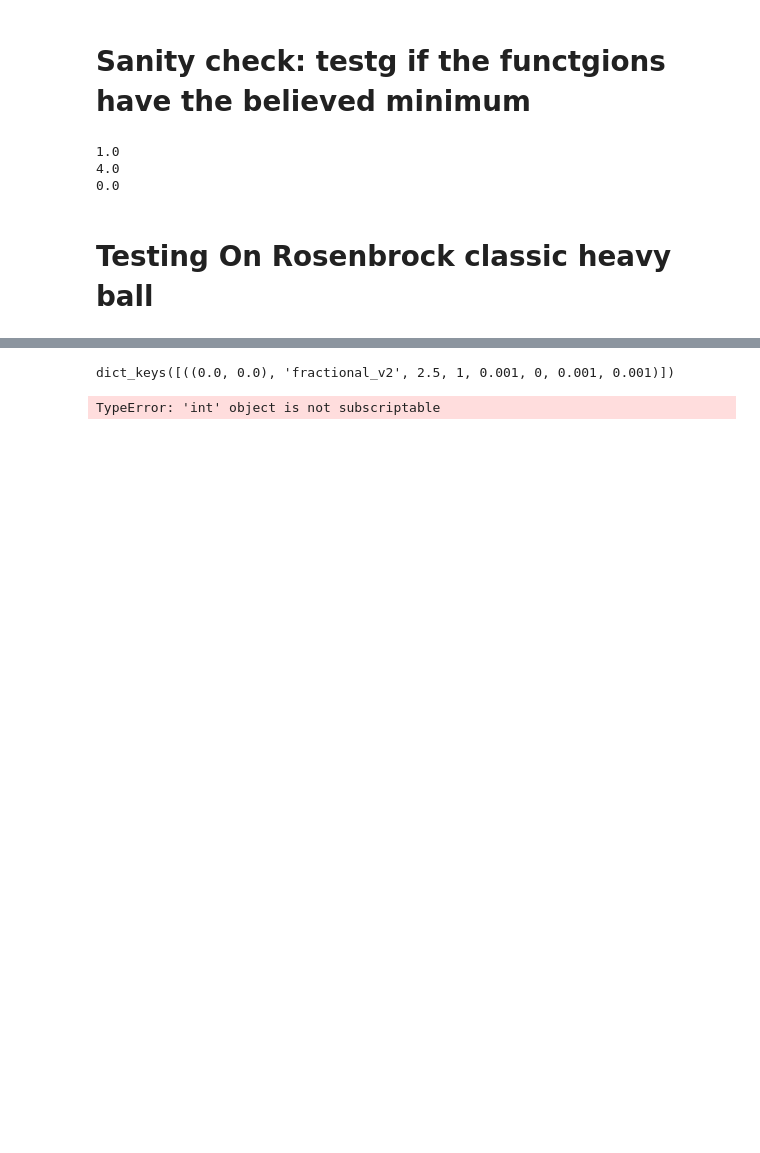
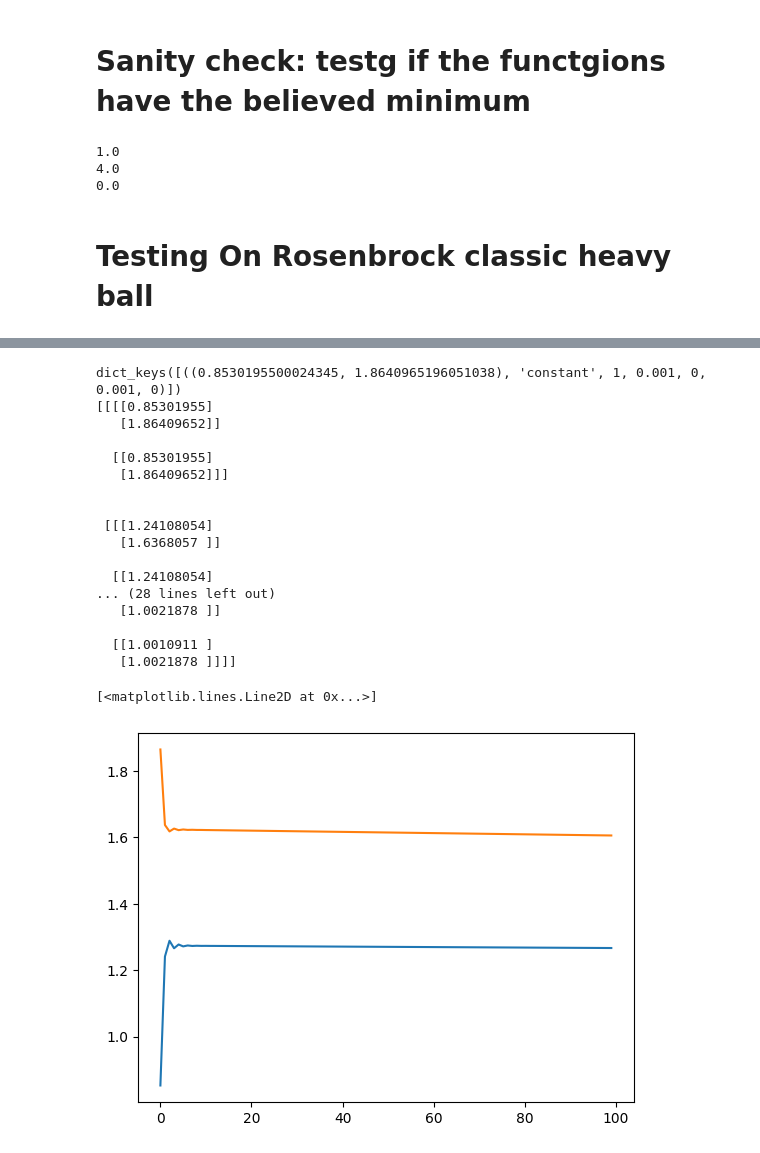
Before and after one commit to AndreiLix/FrODO, a Jupyter notebook: FOLDER_code/Rosenbrock.ipynb, the cells around one changed output, grey strips where cells are left out. Drawn from its saved outputs; the diff is of its cells as text; code cells hidden in the pictures; blank space fills up the shorter version.

```diff
--- a/FOLDER_code/Rosenbrock.ipynb
+++ b/FOLDER_code/Rosenbrock.ipynb
@@ -432,8 +443,7 @@ import numpy as np
 import matplotlib.pyplot as plt
 
 # n_samples = 20
-max_iterations = 8000
-
+max_iterations = 15_000
 
 betas_g = [0.001]
 betas_c = [0.001]
@@ -484,14 +521,35 @@ preformance_fractional_v2 = optimize_Rosenbrock(max_iterations= max_iterations,
 # %%
-aux = preformance_fractional_v2.keys()
+aux = preformance_projected_flat.keys()
 print(aux)
-history = np.array(preformance_fractional_v2[((0.0, 0.0), 'fractional_v2', 2.5, 1, 0.001, 0, 0.001, 0.001)][1])
+history = np.array(preformance_projected_flat[((0.8530195500024345, 1.8640965196051038), 'constant', 1, 0.001, 0, 0.001, 0)][1])
 
 print(history)
 agent1_x1 = history[:, 0, 0, 0]
 agent1_x2 = history[:, 0, 1, 0]
 
-plt.plot(range(len(agent1_x1)), agent1_x1 )
-plt.plot(range(len(agent1_x2)),agent1_x2 )
+agent2_x1 = history[:, 1, 0, 0]
+agent2_x2 = history[:, 1, 1, 0]
+
+
+plt.plot(range(len(agent1_x1))[:100], agent1_x1[:100] )
+plt.plot(range(len(agent1_x2))[:100],agent1_x2[:100] )
 # %% [output]
-dict_keys([((0.0, 0.0), 'fractional_v2', 2.5, 1, 0.001, 0, 0.001, 0.001)])
+dict_keys([((0.8530195500024345, 1.8640965196051038), 'constant', 1, 0.001, 0, 0.001, 0)])
+[[[[0.85301955]
+   [1.86409652]]
+
+  [[0.85301955]
+   [1.86409652]]]
+
+
+ [[[1.24108054]
+   [1.6368057 ]]
+
+  [[1.24108054]
+... (28 lines left out)
+   [1.0021878 ]]
+
+  [[1.0010911 ]
+   [1.0021878 ]]]]
-TypeError: 'int' object is not subscriptable
+[<matplotlib.lines.Line2D at 0x...>]
+[figure, added]
```
Also changed, not shown: parts of 9 cells of this notebook, 1 other file.
